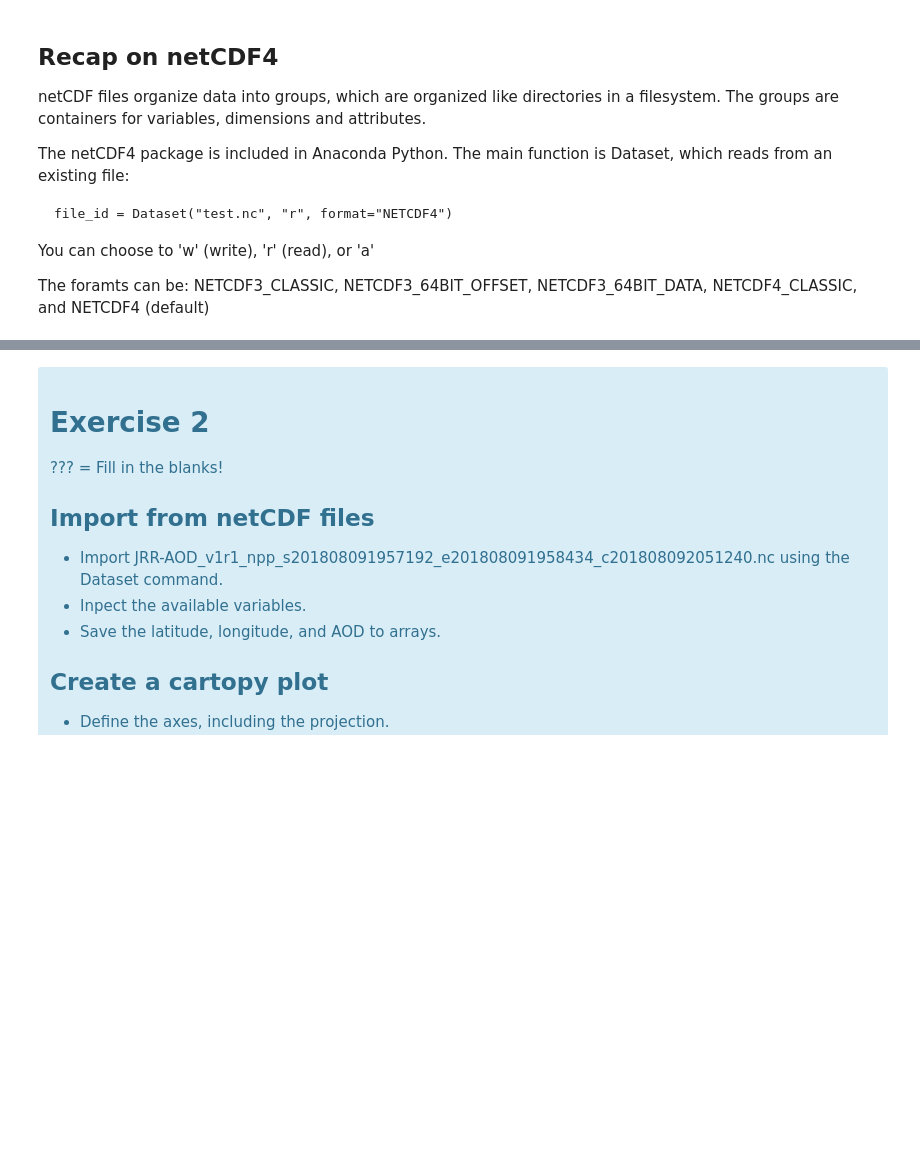
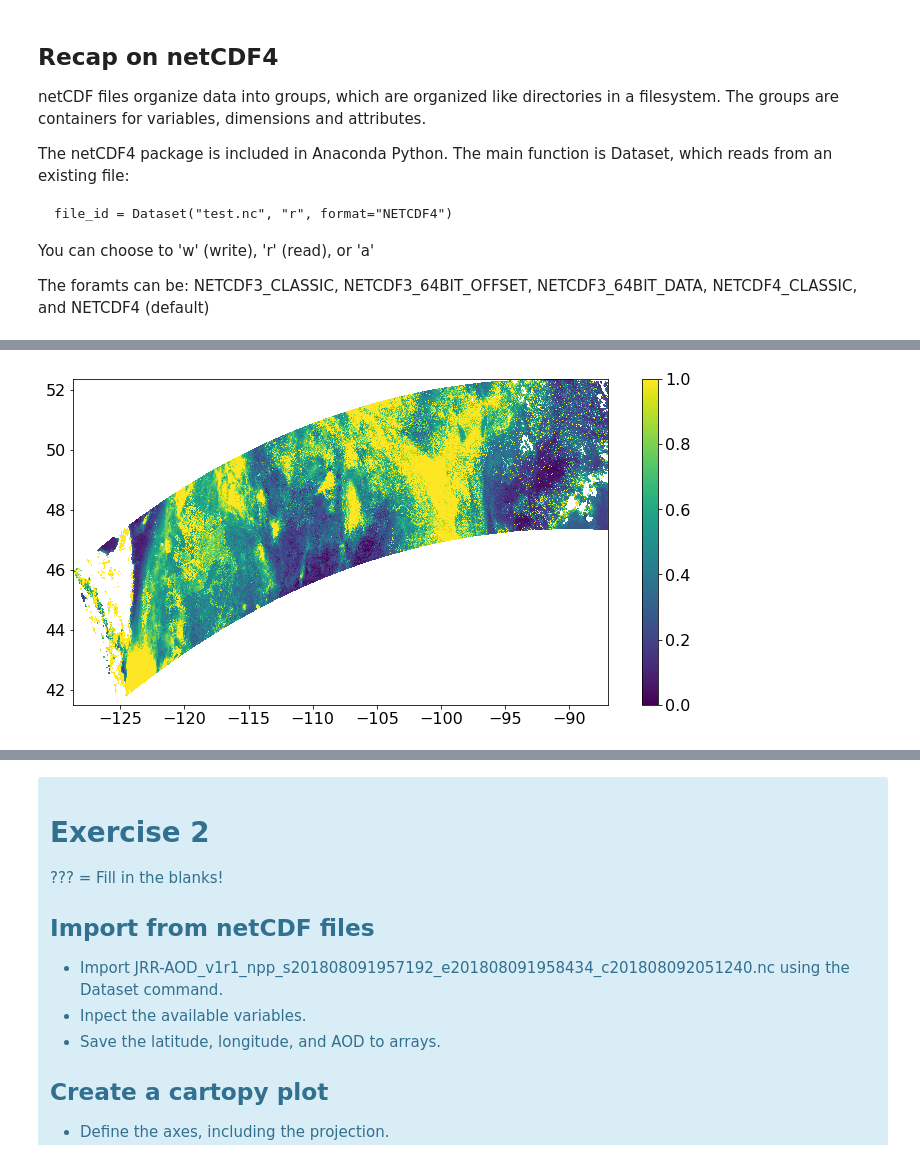
Before and after one commit to eviatarbach/ncep-lectures, a Jupyter notebook: python-lab-2.ipynb, the cells around one changed output, grey strips where cells are left out. Drawn from its saved outputs; the diff is of its cells as text; code cells hidden in the pictures; blank space fills up the shorter version.

```diff
--- a/python-lab-2.ipynb
+++ b/python-lab-2.ipynb
@@ -110,7 +134,8 @@ The foramts can be: NETCDF3_CLASSIC, NETCDF3_64BIT_OFFSET, NETCDF3_64BIT_DATA, N
 from netCDF4 import Dataset
 # %%
 # Import your data...
-file_id_NPP = Dataset('data/JRR-AOD_v1r1_npp_s201808091957192_e201808091958434_c201808092051240.nc')
+fname='data/JRR-AOD_v1r1_npp_s201808091957192_e201808091958434_c201808092051240.nc'
+file_id_NPP = Dataset(fname)
 
 # Print a list of variables
-print(file_id_NPP.variables.keys())
+list(file_id_NPP.variables.keys())
@@ -121 +169,11 @@ lon_NPP = file_id_NPP.variables['Longitude'][:,:]
+# %%
+# Optional: Can define the z limits
+plt.figure()
+levs = np.arange(0, 1.8, 0.1)
+
+plt.pcolormesh(lon_NPP, lat_NPP, AOD_NPP, vmin=0, vmax=1)
+plt.colorbar()
+plt.show()
+# %% [output]
+[figure, added]
 # %%
```
Also changed, not shown: parts of 20 cells of this notebook, 2 other files.
